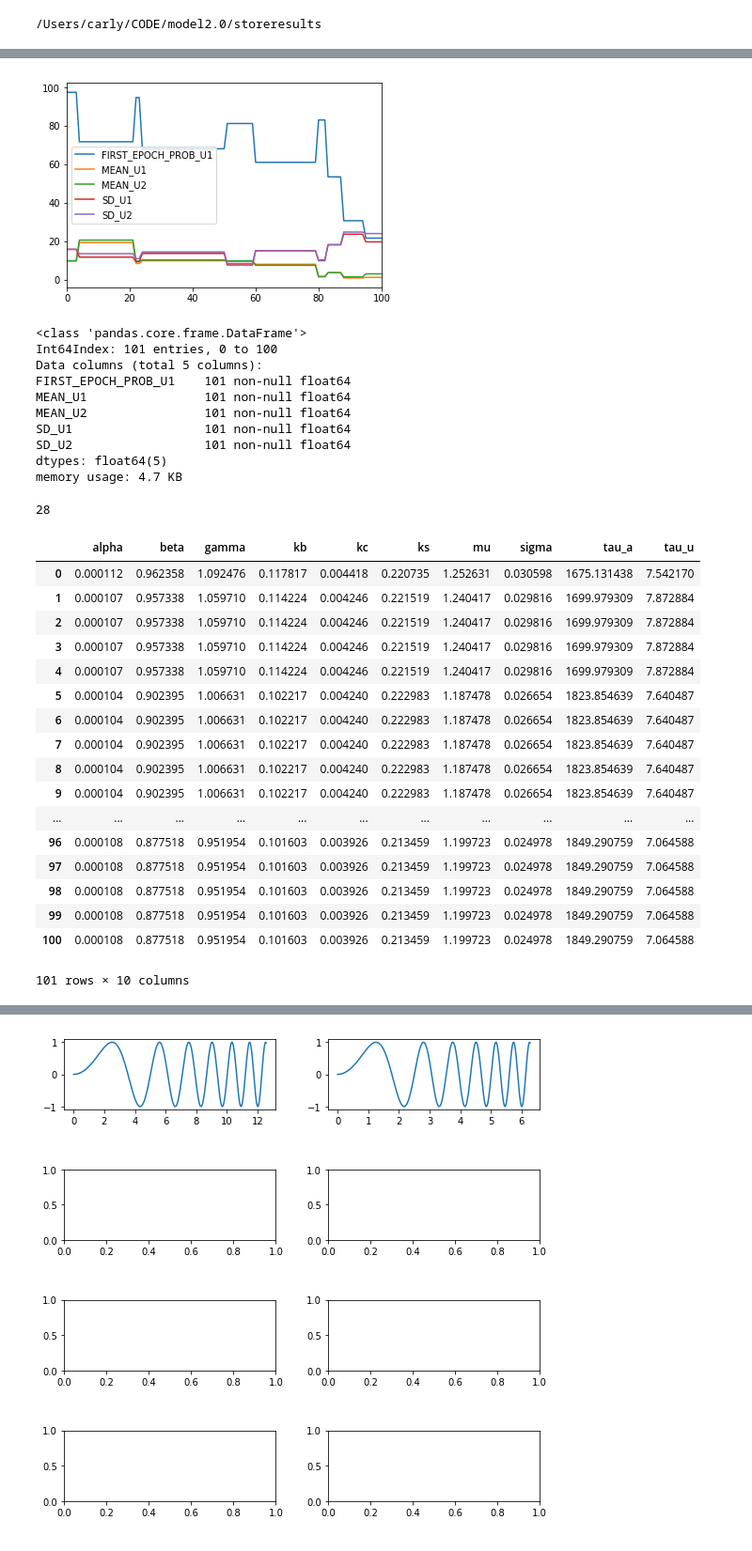
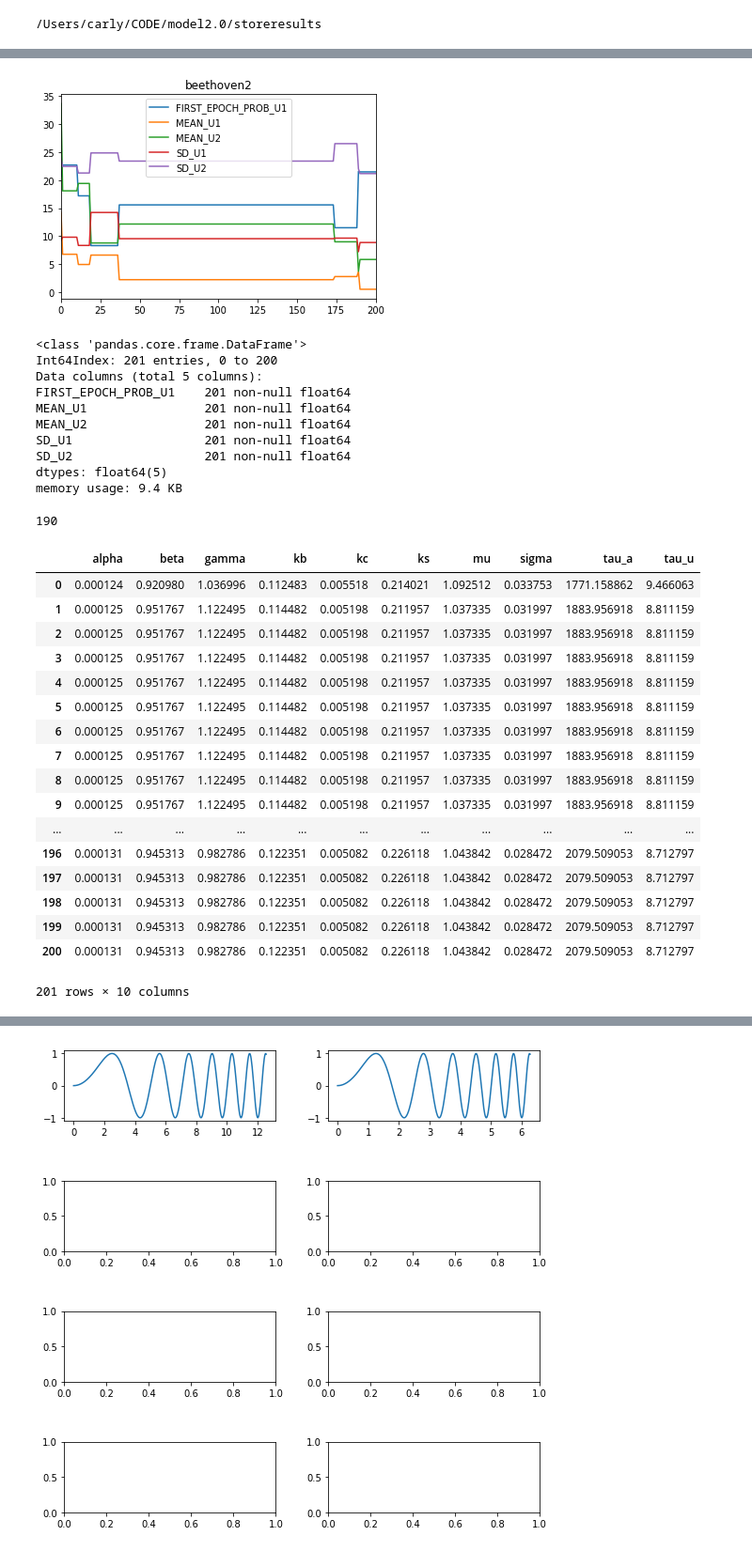
Before and after one commit to cjhough/model2.0, a Jupyter notebook: storeresults/mcmc_pltsavebest.ipynb, the cells around one changed output, grey strips where cells are left out. Shown at 94% size. Drawn from its saved outputs; the diff is of its cells as text; code cells hidden in the pictures.

```diff
--- a/storeresults/mcmc_pltsavebest.ipynb
+++ b/storeresults/mcmc_pltsavebest.ipynb
@@ -43,2 +49,2 @@ artifice1branch2_100SUM.pkl
 # %%
-p1 = str('beethoven1_100')
+p1 = str('beethoven2_200')
@@ -51,33 +58,33 @@ mcchi = readchi(p1)
 # %%
 fig = plt.Figure()
 
-mcsum.plot.line(title='')
+mcsum.plot.line(title='beethoven2')
 
 fig.set_size_inches(10,8)
 #fig.tight_layout()
 fig.get_figure()
 
 #fig.savefig('/Users/carly/Desktop/artifice1_MCMC')
 # %% [output]
-[figure, old version]
+[figure, new version]
 # %%
 mcsum.info()
 # %% [output]
 <class 'pandas.core.frame.DataFrame'>
-Int64Index: 101 entries, 0 to 100
+Int64Index: 201 entries, 0 to 200
 Data columns (total 5 columns):
-FIRST_EPOCH_PROB_U1    101 non-null float64
-MEAN_U1                101 non-null float64
-MEAN_U2                101 non-null float64
-SD_U1                  101 non-null float64
-SD_U2                  101 non-null float64
+FIRST_EPOCH_PROB_U1    201 non-null float64
+MEAN_U1                201 non-null float64
+MEAN_U2                201 non-null float64
+SD_U1                  201 non-null float64
+SD_U2                  201 non-null float64
 dtypes: float64(5)
-memory usage: 4.7 KB
+memory usage: 9.4 KB
 # %%
 allchi = mcsum.sum(axis=1)
 allchi.idxmin()
 # %% [output]
-28
+190
 # %%
 def kc(dic):
     s1 = dic
@@ -95,22 +102,22 @@ theta = mctheta
 theta
 # %% [output]
 |  | alpha | beta | gamma | kb | kc | ks | mu | sigma | tau_a | tau_u |
-| 0 | 0.000112 | 0.962358 | 1.092476 | 0.117817 | 0.004418 | 0.220735 | 1.252631 | 0.030598 | 1675.131438 | 7.542170 |
-| 1 | 0.000107 | 0.957338 | 1.059710 | 0.114224 | 0.004246 | 0.221519 | 1.240417 | 0.029816 | 1699.979309 | 7.872884 |
-| 2 | 0.000107 | 0.957338 | 1.059710 | 0.114224 | 0.004246 | 0.221519 | 1.240417 | 0.029816 | 1699.979309 | 7.872884 |
-| 3 | 0.000107 | 0.957338 | 1.059710 | 0.114224 | 0.004246 | 0.221519 | 1.240417 | 0.029816 | 1699.979309 | 7.872884 |
-| 4 | 0.000107 | 0.957338 | 1.059710 | 0.114224 | 0.004246 | 0.221519 | 1.240417 | 0.029816 | 1699.979309 | 7.872884 |
-| 5 | 0.000104 | 0.902395 | 1.006631 | 0.102217 | 0.004240 | 0.222983 | 1.187478 | 0.026654 | 1823.854639 | 7.640487 |
-| 6 | 0.000104 | 0.902395 | 1.006631 | 0.102217 | 0.004240 | 0.222983 | 1.187478 | 0.026654 | 1823.854639 | 7.640487 |
-| 7 | 0.000104 | 0.902395 | 1.006631 | 0.102217 | 0.004240 | 0.222983 | 1.187478 | 0.026654 | 1823.854639 | 7.640487 |
-| 8 | 0.000104 | 0.902395 | 1.006631 | 0.102217 | 0.004240 | 0.222983 | 1.187478 | 0.026654 | 1823.854639 | 7.640487 |
-| 9 | 0.000104 | 0.902395 | 1.006631 | 0.102217 | 0.004240 | 0.222983 | 1.187478 | 0.026654 | 1823.854639 | 7.640487 |
+| 0 | 0.000124 | 0.920980 | 1.036996 | 0.112483 | 0.005518 | 0.214021 | 1.092512 | 0.033753 | 1771.158862 | 9.466063 |
+| 1 | 0.000125 | 0.951767 | 1.122495 | 0.114482 | 0.005198 | 0.211957 | 1.037335 | 0.031997 | 1883.956918 | 8.811159 |
+| 2 | 0.000125 | 0.951767 | 1.122495 | 0.114482 | 0.005198 | 0.211957 | 1.037335 | 0.031997 | 1883.956918 | 8.811159 |
+| 3 | 0.000125 | 0.951767 | 1.122495 | 0.114482 | 0.005198 | 0.211957 | 1.037335 | 0.031997 | 1883.956918 | 8.811159 |
+| 4 | 0.000125 | 0.951767 | 1.122495 | 0.114482 | 0.005198 | 0.211957 | 1.037335 | 0.031997 | 1883.956918 | 8.811159 |
+| 5 | 0.000125 | 0.951767 | 1.122495 | 0.114482 | 0.005198 | 0.211957 | 1.037335 | 0.031997 | 1883.956918 | 8.811159 |
+| 6 | 0.000125 | 0.951767 | 1.122495 | 0.114482 | 0.005198 | 0.211957 | 1.037335 | 0.031997 | 1883.956918 | 8.811159 |
+| 7 | 0.000125 | 0.951767 | 1.122495 | 0.114482 | 0.005198 | 0.211957 | 1.037335 | 0.031997 | 1883.956918 | 8.811159 |
+| 8 | 0.000125 | 0.951767 | 1.122495 | 0.114482 | 0.005198 | 0.211957 | 1.037335 | 0.031997 | 1883.956918 | 8.811159 |
+| 9 | 0.000125 | 0.951767 | 1.122495 | 0.114482 | 0.005198 | 0.211957 | 1.037335 | 0.031997 | 1883.956918 | 8.811159 |
 | ... | ... | ... | ... | ... | ... | ... | ... | ... | ... | ... |
-| 96 | 0.000108 | 0.877518 | 0.951954 | 0.101603 | 0.003926 | 0.213459 | 1.199723 | 0.024978 | 1849.290759 | 7.064588 |
-| 97 | 0.000108 | 0.877518 | 0.951954 | 0.101603 | 0.003926 | 0.213459 | 1.199723 | 0.024978 | 1849.290759 | 7.064588 |
-| 98 | 0.000108 | 0.877518 | 0.951954 | 0.101603 | 0.003926 | 0.213459 | 1.199723 | 0.024978 | 1849.290759 | 7.064588 |
-| 99 | 0.000108 | 0.877518 | 0.951954 | 0.101603 | 0.003926 | 0.213459 | 1.199723 | 0.024978 | 1849.290759 | 7.064588 |
-| 100 | 0.000108 | 0.877518 | 0.951954 | 0.101603 | 0.003926 | 0.213459 | 1.199723 | 0.024978 | 1849.290759 | 7.064588 |
+| 196 | 0.000131 | 0.945313 | 0.982786 | 0.122351 | 0.005082 | 0.226118 | 1.043842 | 0.028472 | 2079.509053 | 8.712797 |
+| 197 | 0.000131 | 0.945313 | 0.982786 | 0.122351 | 0.005082 | 0.226118 | 1.043842 | 0.028472 | 2079.509053 | 8.712797 |
+| 198 | 0.000131 | 0.945313 | 0.982786 | 0.122351 | 0.005082 | 0.226118 | 1.043842 | 0.028472 | 2079.509053 | 8.712797 |
+| 199 | 0.000131 | 0.945313 | 0.982786 | 0.122351 | 0.005082 | 0.226118 | 1.043842 | 0.028472 | 2079.509053 | 8.712797 |
+| 200 | 0.000131 | 0.945313 | 0.982786 | 0.122351 | 0.005082 | 0.226118 | 1.043842 | 0.028472 | 2079.509053 | 8.712797 |
-101 rows × 10 columns
+201 rows × 10 columns
 # %%
 theta = mctheta
```
Also changed, not shown: parts of 9 cells of this notebook, 5 other files.
